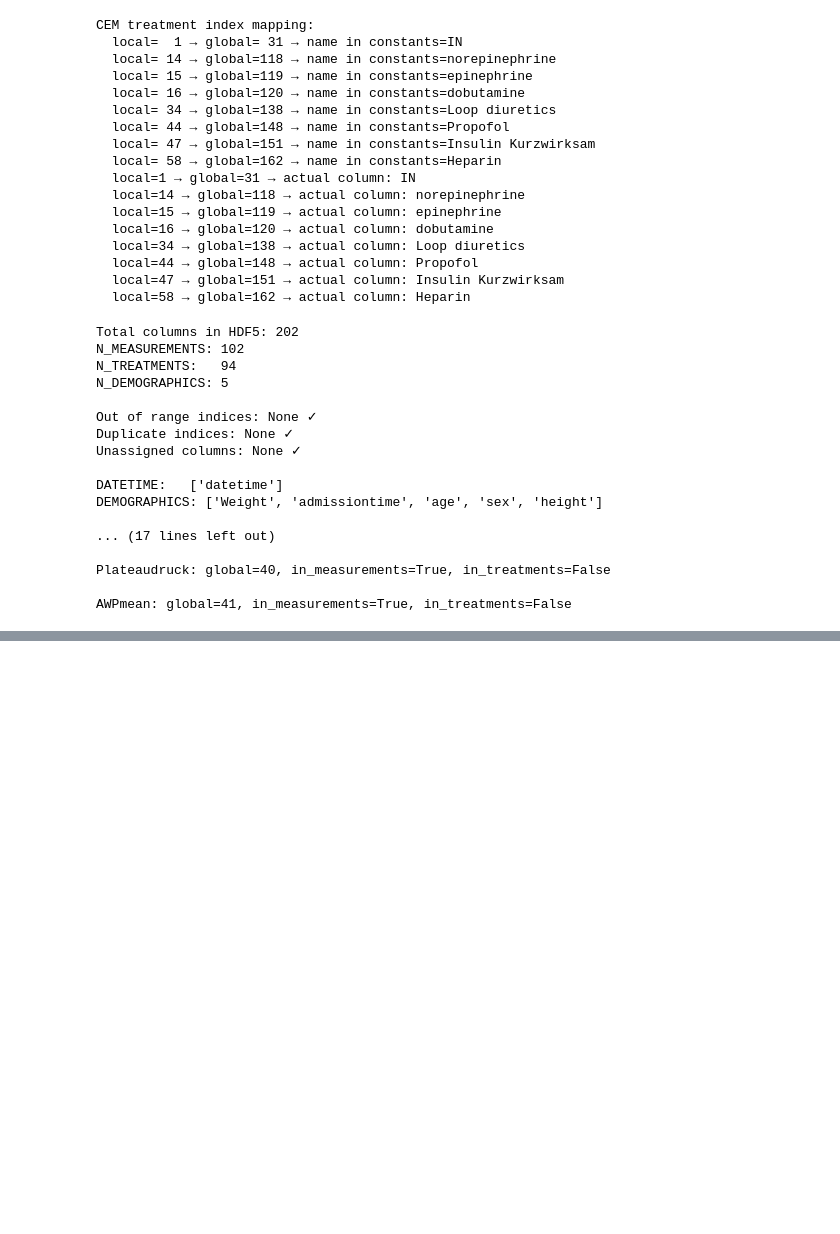
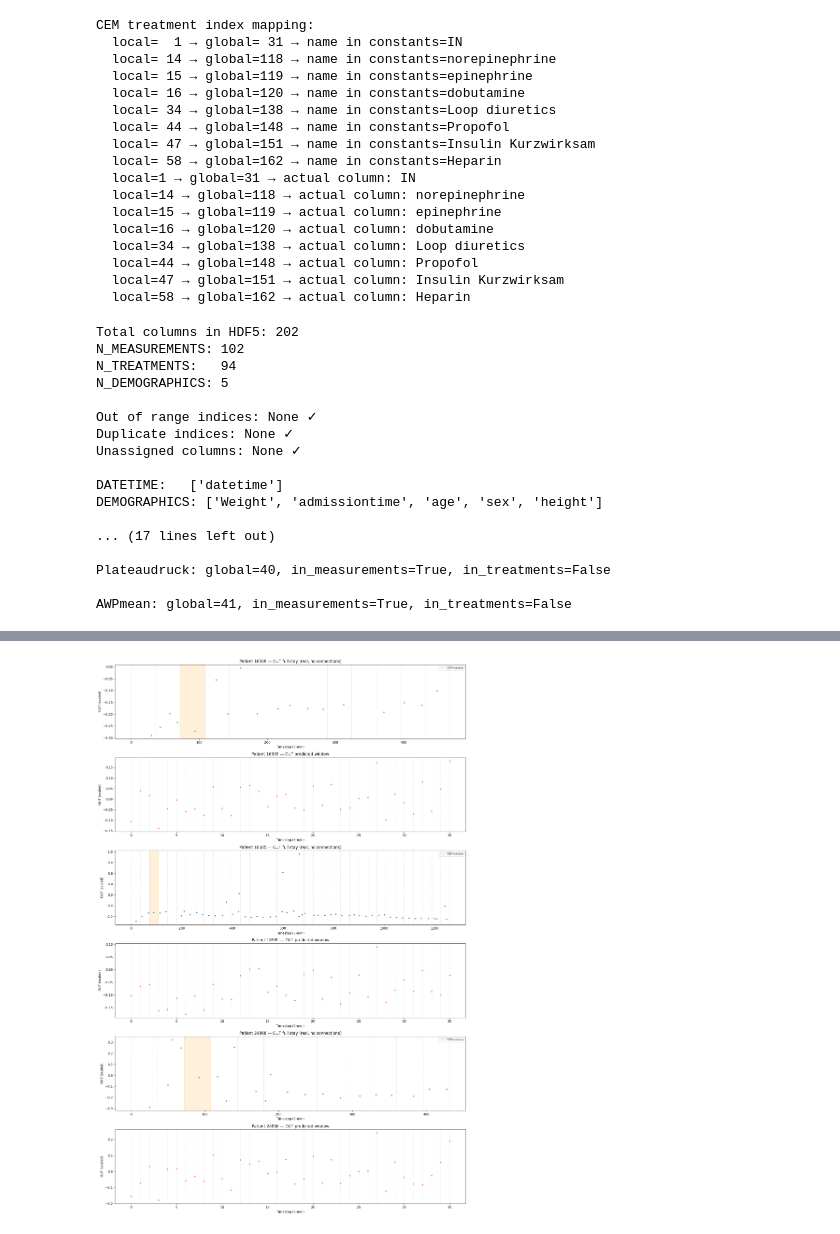
Before and after one commit to david-ege/Exploring-World-Models-for-Virtual-Patient-Simulation-in-Critical-Care, a Jupyter notebook: common_stage_exploration.ipynb, the cells around one changed output, grey strips where cells are left out. Cells and saved outputs as stored; diff of their text form; code cells hidden in the pictures; blank space fills up the shorter version.

```diff
--- a/common_stage_exploration.ipynb
+++ b/common_stage_exploration.ipynb
@@ -1777,0 +2487,74 @@ AWPmean: global=41, in_measurements=True, in_treatments=False
+# %%
+import sys
+sys.path.append('/home/bbe9928/thesis_work/hirid_jepa')
+import importlib, torch, numpy as np, h5py, hdf5plugin
+import matplotlib.pyplot as plt
+from io import StringIO
+
+import config; importlib.reload(config)
+from models.cem import load_patient_data, load_predictor
+from data.constants import MEASUREMENT_IDX
+
+device = torch.device('cuda' if torch.cuda.is_available() else 'cpu')
+predictor, predictor_config = load_predictor(device,
+    path='/home/bbe9928/thesis_work/hirid_jepa/checkpoints/gru_ctx36_tgt36_h256_l1_07_07_17-20.pt')
+
+import json
+with open('/home/bbe9928/thesis_work/hirid_jepa/data/scaling_stats.json') as f:
+    columns = json.load(f)['columns']
+out_global = columns.index('OUT')
+out_local  = MEASUREMENT_IDX.index(out_global)
+
+N_PATIENTS = 3
+fig, axes = plt.subplots(N_PATIENTS * 2, 1, figsize=(16, 4 * N_PATIENTS * 2))
+
+for p in range(N_PATIENTS):
+    old_stdout = sys.stdout; sys.stdout = StringIO()
+    data = load_patient_data(config.CARDIOVASCULAR_DATA_PATH, 'test', p, device)
+    sys.stdout = old_stdout
+
+    pid = data['pid']
+
+    # --- Top: full stay real data ---
+    f = h5py.File(config.CARDIOVASCULAR_DATA_PATH, 'r')
+    windows     = f['windows']['test'][:]
+    start, end, _ = windows[p]
+    full_data   = f['data']['test'][start:end][:, out_global]
+    full_mask   = f['mask']['test'][start:end][:, out_global]
+    f.close()
+
+    ax_real = axes[p * 2]
+    obs     = np.where(full_mask == 1)[0]
+    ax_real.scatter(obs, full_data[obs], s=8, color='steelblue')
+    for t in range(0, end - start, config.CONTEXT_STEPS):
+        ax_real.axvline(t, color='gray', linestyle='--', linewidth=0.5, alpha=0.5)
+    ax_real.axvspan(data['current_t'], data['current_t'] + config.CONTEXT_STEPS,
+                    alpha=0.15, color='orange', label=f"CEM window")
+    ax_real.set_title(f"Patient {pid} — OUT full stay (real, no connections)")
+    ax_real.set_ylabel("OUT (scaled)")
+    ax_real.set_xlabel("Timestep (5-min)")
+    ax_real.legend(fontsize=8)
+
+    # --- Bottom: predicted values only, vertical line every timestep ---
+    with torch.no_grad():
+        pred = predictor(
+            data['measurements'].to(device),
+            data['treatments'].to(device),
+            data['datetime'].to(device),
+            data['demographics'].to(device),
+            data['context_mask'].to(device), None)
+
+    pred_out = pred.squeeze(0)[:, out_local].cpu().numpy()
+
+    ax_pred = axes[p * 2 + 1]
+    ax_pred.scatter(np.arange(len(pred_out)), pred_out, s=8, color='tomato')
+    for t in range(len(pred_out)):
+        ax_pred.axvline(t, color='gray', linestyle='--', linewidth=0.4, alpha=0.4)
+    ax_pred.set_title(f"Patient {pid} — OUT predicted window")
+    ax_pred.set_ylabel("OUT (scaled)")
+    ax_pred.set_xlabel("Timestep (5-min)")
+
+plt.tight_layout()
+plt.show()
+# %% [output]
+[figure, added]
```
Also changed, not shown: parts of 10 cells of this notebook, 16 other files.
